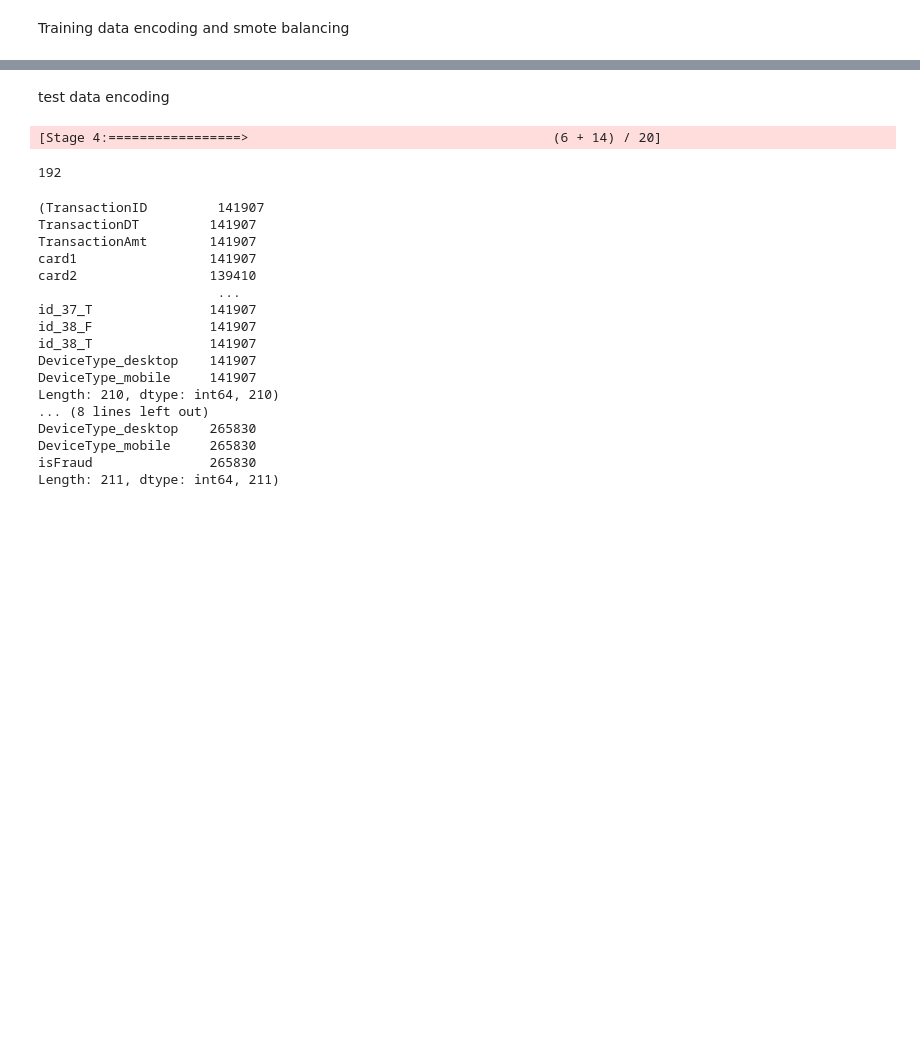
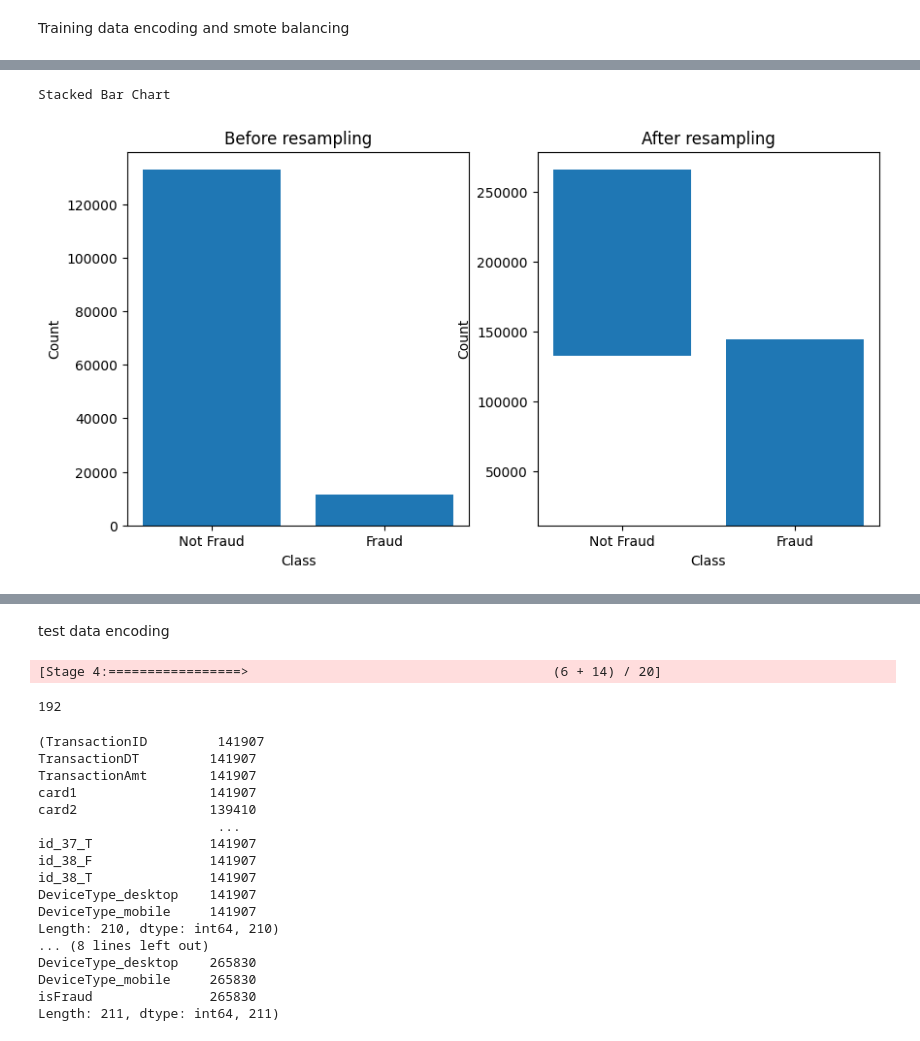
Before and after one commit to karysutariya/Fraud-Detection, a Jupyter notebook: databalancing.ipynb, the cells around one changed output, grey strips where cells are left out. Cells and saved outputs as stored; diff of their text form; code cells hidden in the pictures; blank space fills up the shorter version.

```diff
--- a/databalancing.ipynb
+++ b/databalancing.ipynb
@@ -55,0 +79,21 @@ plt.show()
+# %%
+# Plot the data
+print('Stacked Bar Chart')
+fig, (ax1, ax2) = plt.subplots(1, 2, figsize=(10,5))
+
+# Plot before resampling
+ax1.bar(classes, class_counts_before)
+ax1.set_title('Before resampling')
+ax1.set_xlabel('Class')
+ax1.set_ylabel('Count')
+
+# Plot after resampling
+ax2.bar(classes, class_counts_after, bottom=class_counts_before)
+ax2.set_title('After resampling')
+ax2.set_xlabel('Class')
+ax2.set_ylabel('Count')
+
+plt.show()
+# %% [output]
+Stacked Bar Chart
+[figure, added]
```
Also changed, not shown: parts of 7 cells of this notebook.
